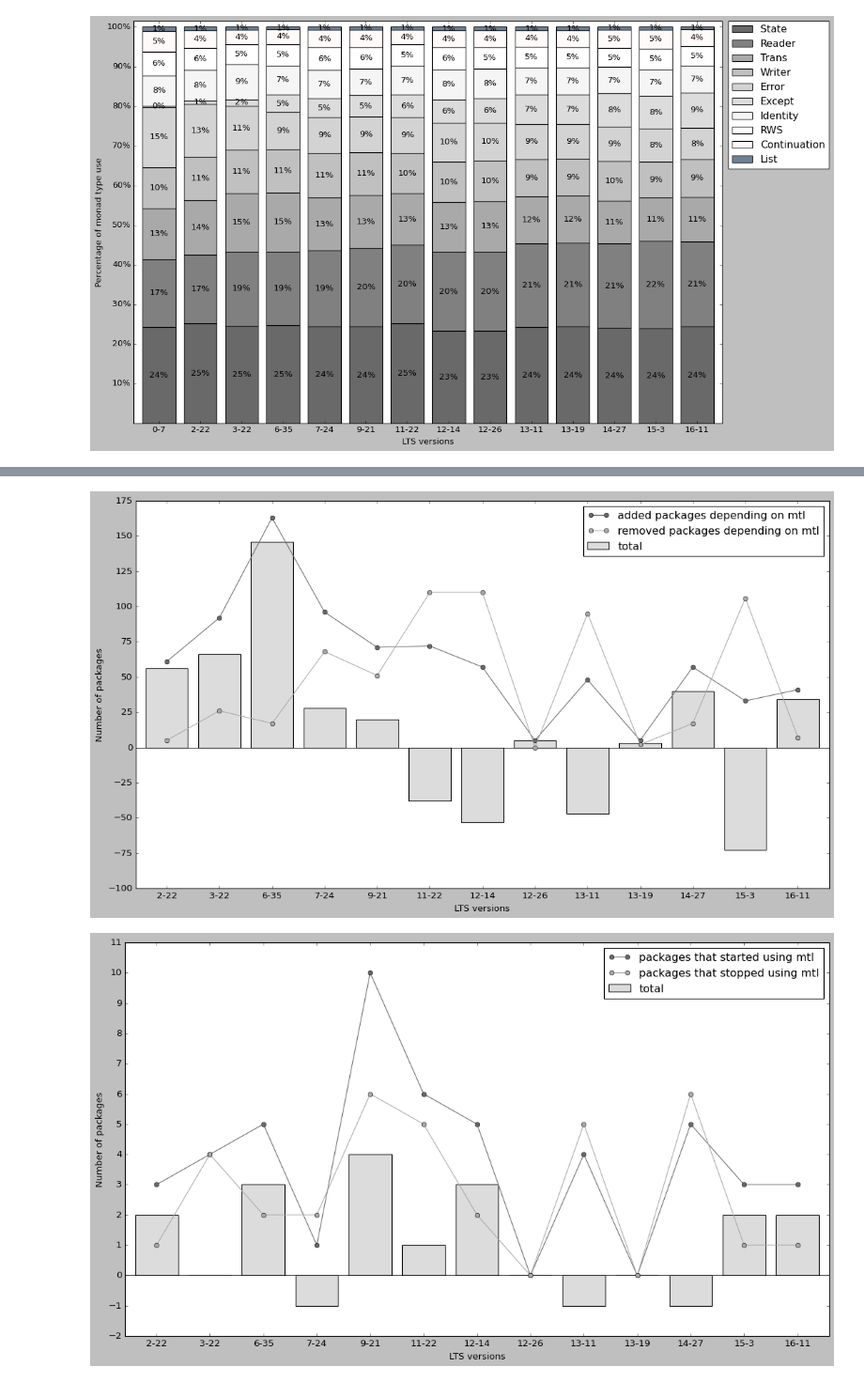
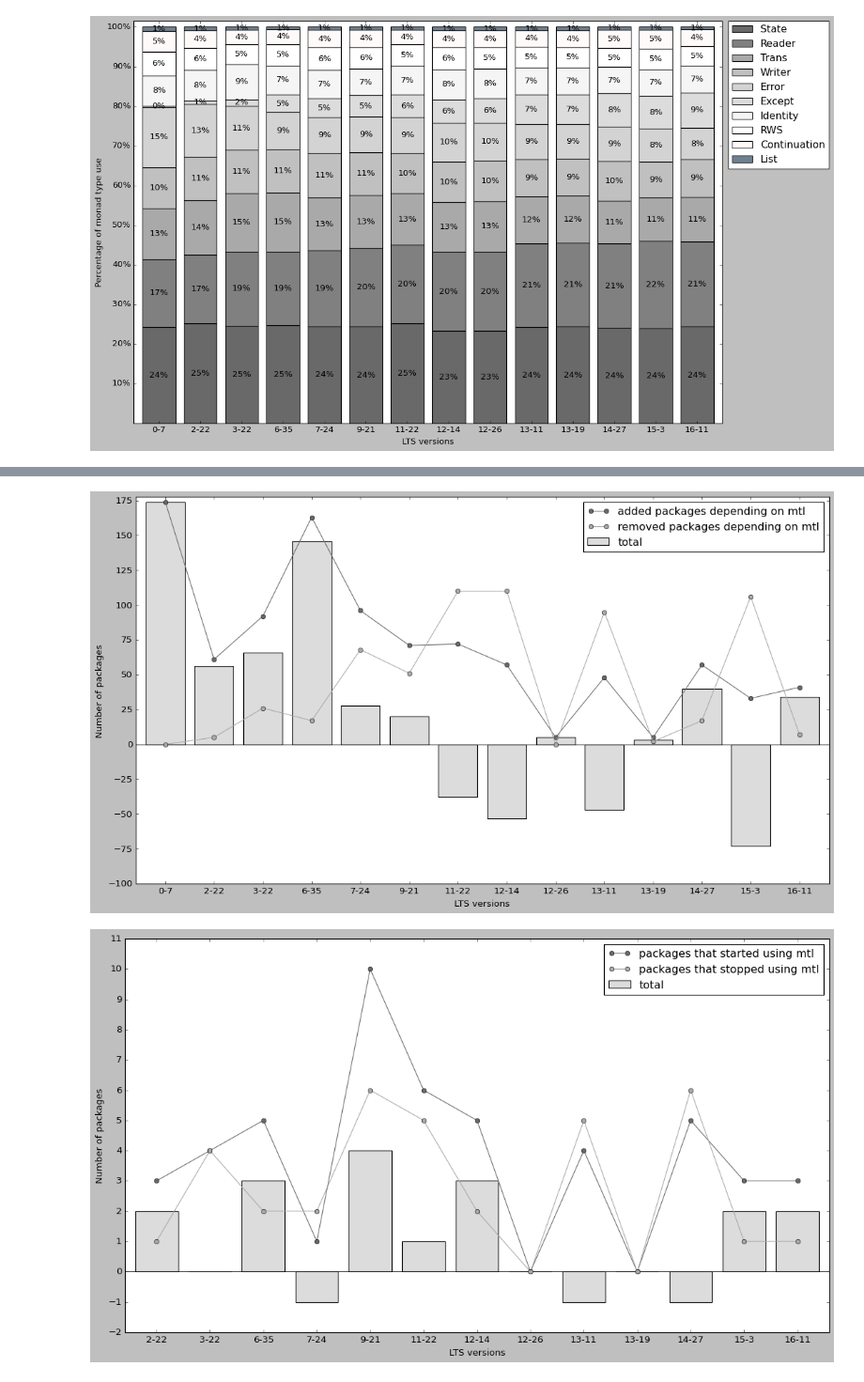
Before and after one commit to pragmaticslaboratory/stackage-evolution, a Jupyter notebook: notebooks/answers.ipynb, the cells around one changed output, grey strips where cells are left out. Shown at 94% size. Drawn from its saved outputs; the diff is of its cells as text; code cells hidden in the pictures.

```diff
--- a/notebooks/answers.ipynb
+++ b/notebooks/answers.ipynb
@@ -445,6 +458,9 @@ for j in range(5,16):
 # %%
 from api import get_pkgs_usage_count, get_packages_out_of_stackage
-pkgs_usage_count = get_pkgs_usage_count(df_list[13])
-top = sorted(pkgs_usage_count, key=pkgs_usage_count.get, reverse=True)[:100]
-get_packages_out_of_stackage(top, df_list[13])
+
+for idx in range(0,14):
+    pkgs_usage_count = get_pkgs_usage_count(df_list[idx])
+    top = sorted(pkgs_usage_count, key=pkgs_usage_count.get, reverse=True)[:800]
+    print(get_packages_out_of_stackage(top, df_list[idx]))
+    print('')
 # %% [output]
@@ -633,19 +690,19 @@ total = [(x - y) for idx, (x, y) in enumerate(zip(added_mtl_pkgs_count, removed_
 # %%
 fig, ax = plt.subplots(figsize=(12,8))
 ax.margins(0.015)
 plt.subplots_adjust(bottom=0.1, right=1.2, top=1)
 ax.axhline(0, color='black', linewidth=0.8)
-bar = ax.bar(lts_list[1:], total[1:], width=0.8, color='gainsboro', align='center', label='total')
-line = ax.plot(lts_list[1:], added_mtl_pkgs_count[1:], color='dimgrey', marker='o', label='added packages depending on mtl')
-line = ax.plot(lts_list[1:], removed_mtl_pkgs_count[1:], color='darkgrey', marker='o', label='removed packages depending on mtl')
+bar = ax.bar(lts_list, total, width=0.8, color='gainsboro', align='center', label='total')
+line = ax.plot(lts_list, added_mtl_pkgs_count, color='dimgrey', marker='o', label='added packages depending on mtl')
+line = ax.plot(lts_list, removed_mtl_pkgs_count, color='darkgrey', marker='o', label='removed packages depending on mtl')
 ax.legend(loc='best')
 ax.set_xlabel('LTS versions')
 ax.set_ylabel('Number of packages')
 ax.set_yticks([-100, -75, -50, -25, 0, 25, 50, 75, 100, 125, 150, 175])
 plt.savefig("graphs/rq5_1.pdf", format='pdf', bbox_inches='tight')
 plt.show()
 # %% [output]
-[figure, old version]
+[figure, new version]
 # %%
 from api import get_packages_started_use_mtl, get_packages_stopped_use_mtl
 packages_started_use_mtl_count = get_packages_started_use_mtl(mtl_continuity_df)
```
Also changed, not shown: parts of 7 cells of this notebook, 1 other file.
